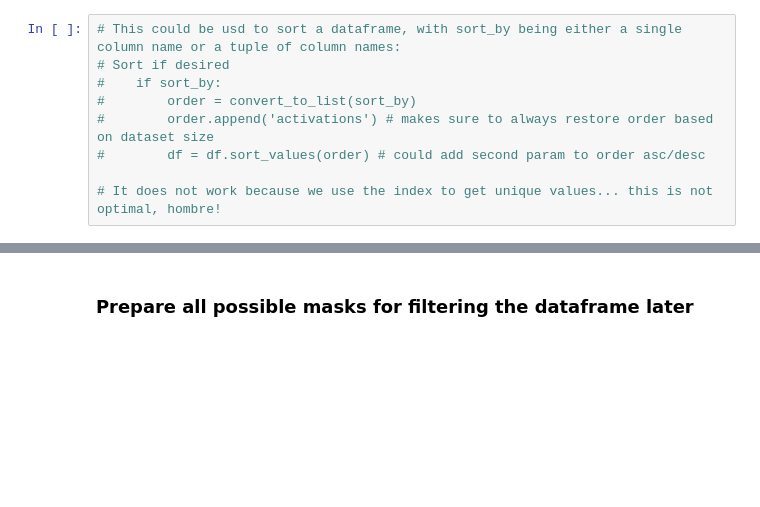
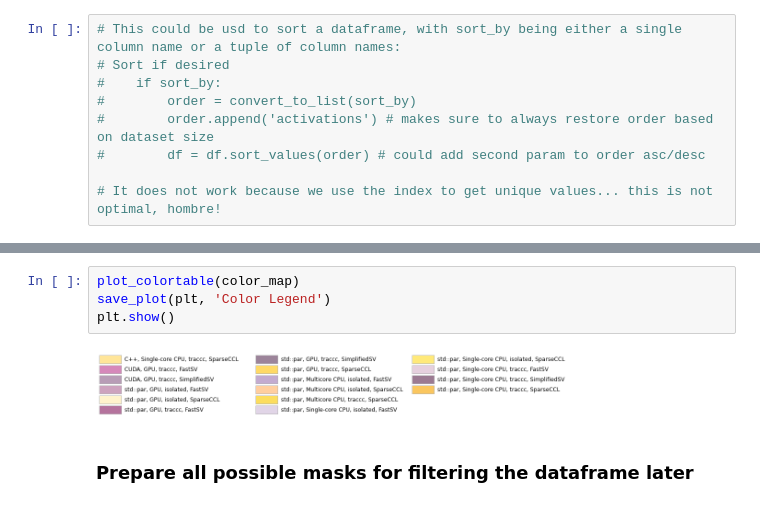
Before and after one commit to ugGit/stdpar-benchmark-analysis, a Jupyter notebook: analysis.ipynb, the cells around one changed output, grey strips where cells are left out. Drawn from its saved outputs; the diff is of its cells as text; blank space fills up the shorter version.

```diff
--- a/analysis.ipynb
+++ b/analysis.ipynb
@@ -213,3 +279,9 @@ def plot_df(df, distinct_columns, label_fields,
+# %%
+plot_colortable(color_map)
+save_plot(plt, 'Color Legend')
+plt.show()
+# %% [output]
+[figure, added]
 # %% [markdown]
 ### Prepare all possible masks for filtering the dataframe later
 # %%
```
Also changed, not shown: parts of 32 cells of this notebook, 1 other file.
